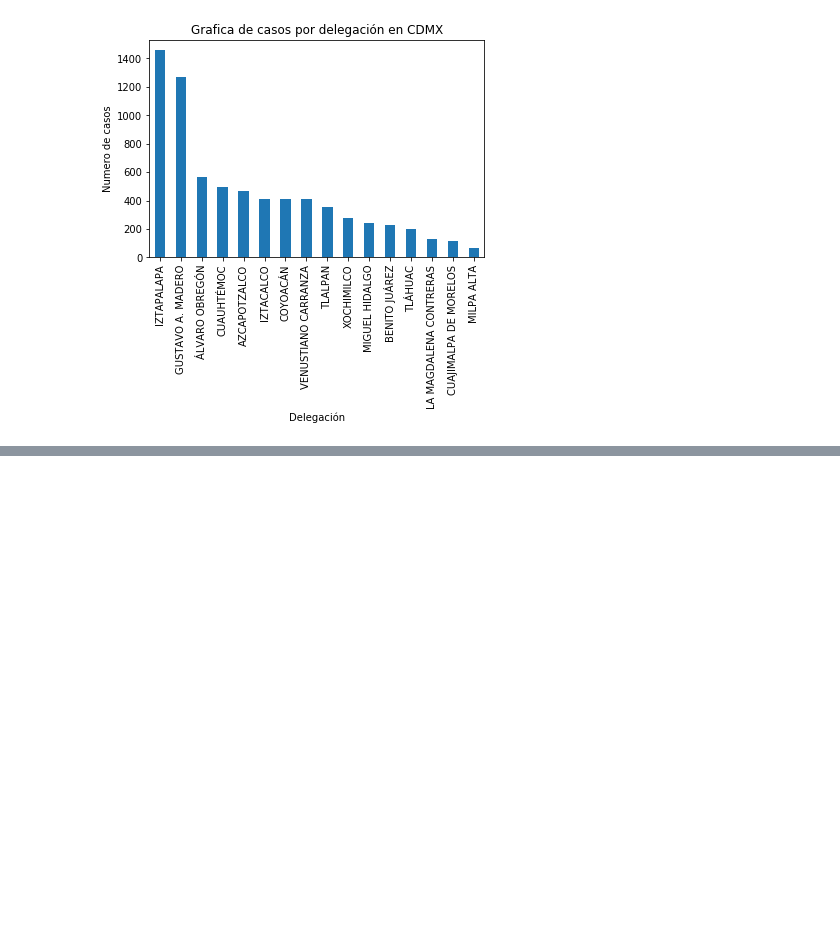
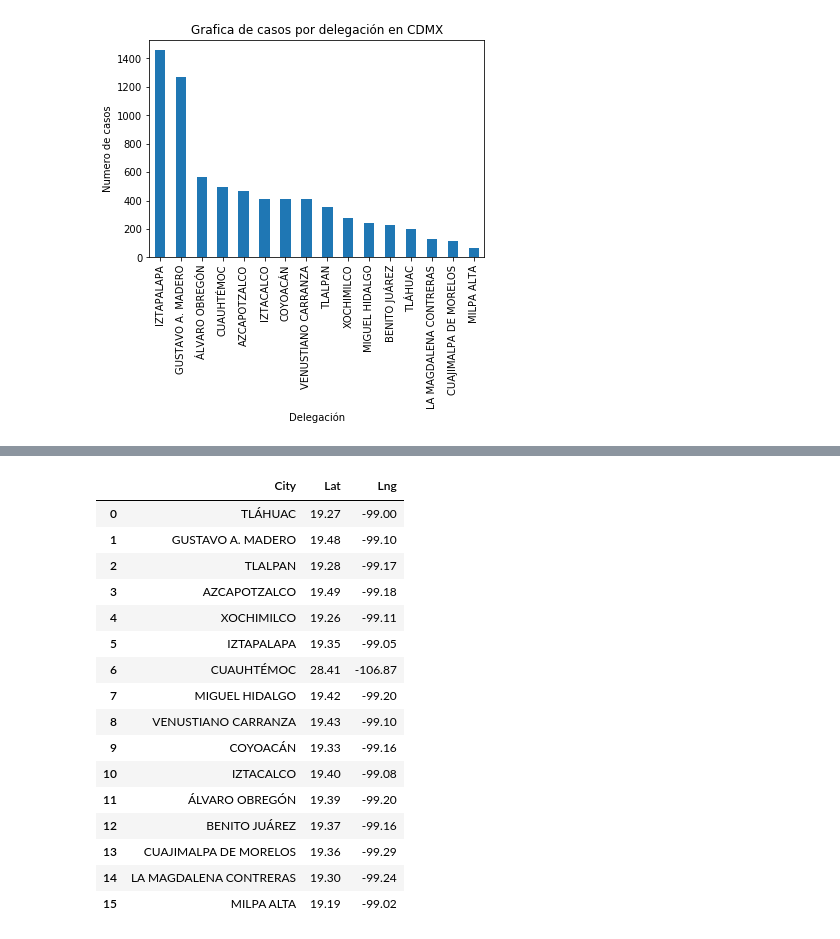
Before and after one commit to berelieta/project1, a Jupyter notebook: COVID_data.ipynb, the cells around one changed output, grey strips where cells are left out. Cells and saved outputs as stored; diff of their text form; code cells hidden in the pictures; blank space fills up the shorter version.

```diff
--- a/COVID_data.ipynb
+++ b/COVID_data.ipynb
@@ -301,3 +303,40 @@ plt.title("Grafica de casos por delegación en CDMX")
 plt.show()
 # %% [output]
 [figure]
+# %%
+cities = dfcovid["MUNICIPIO_RES"].unique()
+
+# Save config information
+url = "http://api.openweathermap.org/data/2.5/weather?"
+
+column_names = ["City","Lat","Lng"]
+results = []
+
+def k_to_f(k):
+    return 9 / 5 * (k - 273) + 32
+
+print("""Beginning Data Retrieval-----------------------------""")
+
+
+# Build query URL
+for index, city in enumerate(cities, start=1):
+    print(f'Processing Record {index} of {len(cities)} | {city}')
+    cdmx_data = []
+    # Build query URL
+    query_url = url + "appid=" + api_key + "&q=" + city + ',mx'
+
+    weather_response = requests.get(query_url, city).json()
+
+    if weather_response.get("cod") and weather_response.get("cod") == '404':
+        print(f'{city} not found. Skipping...')
+        continue
+
+    try:
+        cdmx_data.append(city)                                           # Append City name
+        cdmx_data.append(weather_response["coord"]["lat"])               # Append City Lat
+        cdmx_data.append(weather_response["coord"]["lon"])               # Append City Long
+        # Append city data to full data
+        results.append(cdmx_data)
+
+    except:
+        print(f'Unexpected issue with {city}: {weather_response}')
@@ -303,0 +361,22 @@ plt.show()
+# %%
+# Converting to dataframe
+df = pd.DataFrame(results, columns=column_names)
+df
+# %% [output]
+|  | City | Lat | Lng |
+| 0 | TLÁHUAC | 19.27 | -99.00 |
+| 1 | GUSTAVO A. MADERO | 19.48 | -99.10 |
+| 2 | TLALPAN | 19.28 | -99.17 |
+| 3 | AZCAPOTZALCO | 19.49 | -99.18 |
+| 4 | XOCHIMILCO | 19.26 | -99.11 |
+| 5 | IZTAPALAPA | 19.35 | -99.05 |
+| 6 | CUAUHTÉMOC | 28.41 | -106.87 |
+| 7 | MIGUEL HIDALGO | 19.42 | -99.20 |
+| 8 | VENUSTIANO CARRANZA | 19.43 | -99.10 |
+| 9 | COYOACÁN | 19.33 | -99.16 |
+| 10 | IZTACALCO | 19.40 | -99.08 |
+| 11 | ÁLVARO OBREGÓN | 19.39 | -99.20 |
+| 12 | BENITO JUÁREZ | 19.37 | -99.16 |
+| 13 | CUAJIMALPA DE MORELOS | 19.36 | -99.29 |
+| 14 | LA MAGDALENA CONTRERAS | 19.30 | -99.24 |
+| 15 | MILPA ALTA | 19.19 | -99.02 |
```
Also changed, not shown: parts of 16 cells of this notebook, 10 other files.
